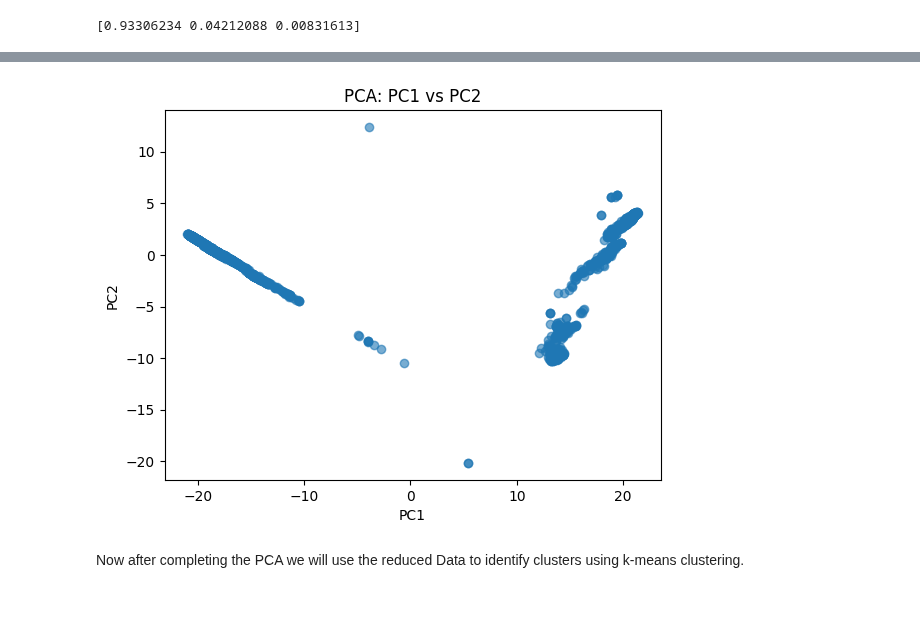
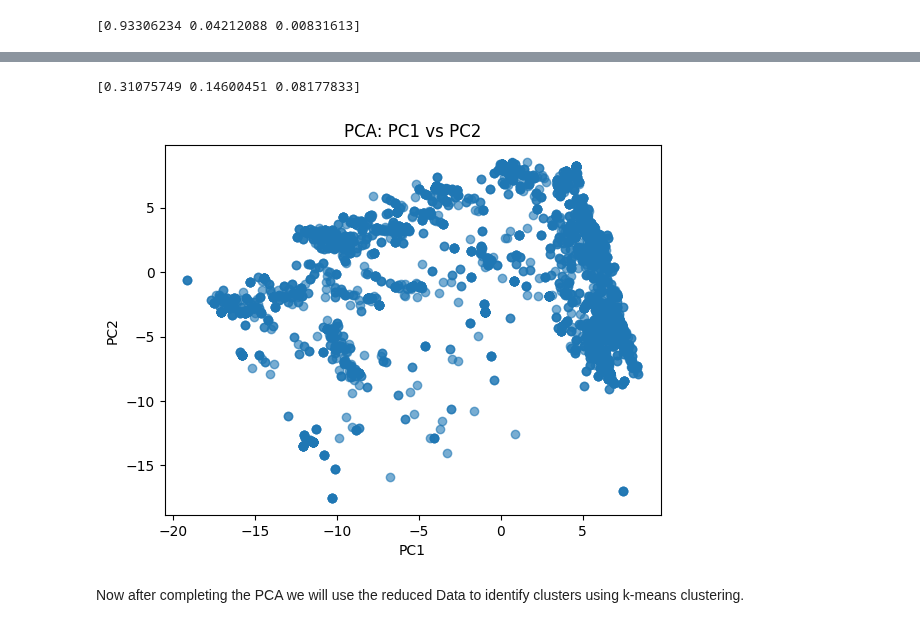
Before and after one commit to datascience-2025-group4/group04-team03, a Jupyter notebook: blasting/Multiple Sequence Alignment/PCA_Clustering.ipynb, the cells around one changed output, grey strips where cells are left out. Saved outputs shown, nothing was run; the diff lists cells and outputs as text; code cells hidden in the pictures.

```diff
--- a/blasting/Multiple Sequence Alignment/PCA_Clustering.ipynb
+++ b/blasting/Multiple Sequence Alignment/PCA_Clustering.ipynb
@@ -40,11 +48,26 @@ pd.DataFrame(principal_components_MSA, index=df_distance_matrix.index, columns=[
+# %%
+#Same code as above, only now for the CDR3 PCA
+
+df_distance_matrix = pd.read_csv('CDR3_distance_matrix.csv', index_col=0) #Reading the distance matrix into a Dataframe
+
+pca = PCA(n_components=3) #Saves amount of components to variable "pca"
+principal_components_CDR3 = pca.fit_transform(df_distance_matrix)  #Saves matrix transformed through PCA
+
+print(pca.explained_variance_ratio_) #Prints the explained variance of each Principal Component
+
+pd.DataFrame(principal_components_CDR3, index=df_distance_matrix.index, columns=['PC1', 'PC2', 'PC3']).to_csv('CDR3_principal_components.csv')
+# %% [output]
+[0.31075749 0.14600451 0.08177833]
 # %%
-plt.scatter(principal_components_MSA[:, 0], principal_components_MSA[:, 1], alpha=0.6) #Generating Graphical Representation of PCA 1 and 2
+#CDR3 PCA visulization
+
+plt.scatter(principal_components_CDR3[:, 0], principal_components_CDR3[:, 1], alpha=0.6) #Generating Graphical Representation of PCA 1 and 2
 plt.xlabel('PC1')
 plt.ylabel('PC2')
 plt.title('PCA: PC1 vs PC2')
 plt.show()
 # %% [output]
-[figure, old version]
+[figure, new version]
 # %% [markdown]
 Now after completing the PCA we will use the reduced Data to identify clusters using k-means clustering.
 # %%
```
Also changed, not shown: parts of 6 cells of this notebook, 4 other files.
